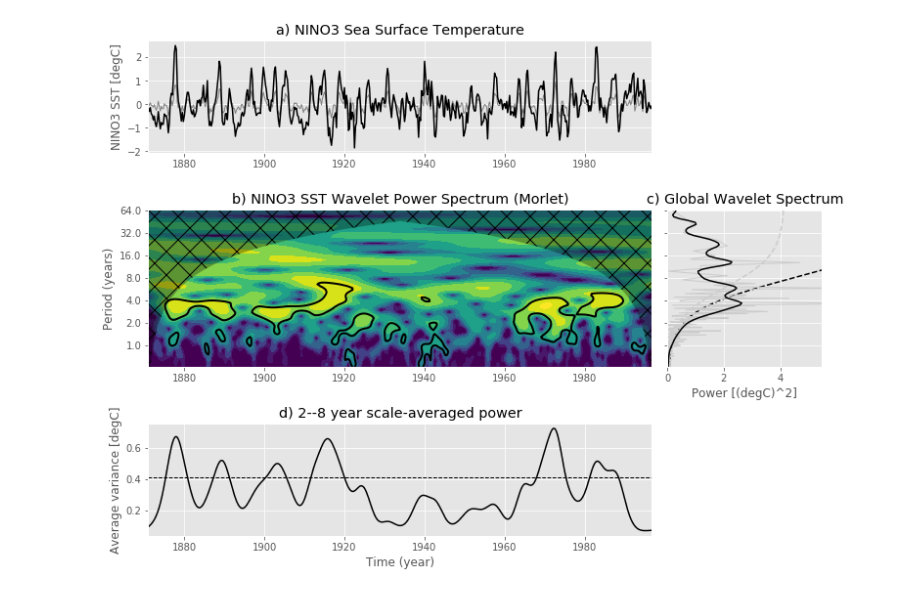
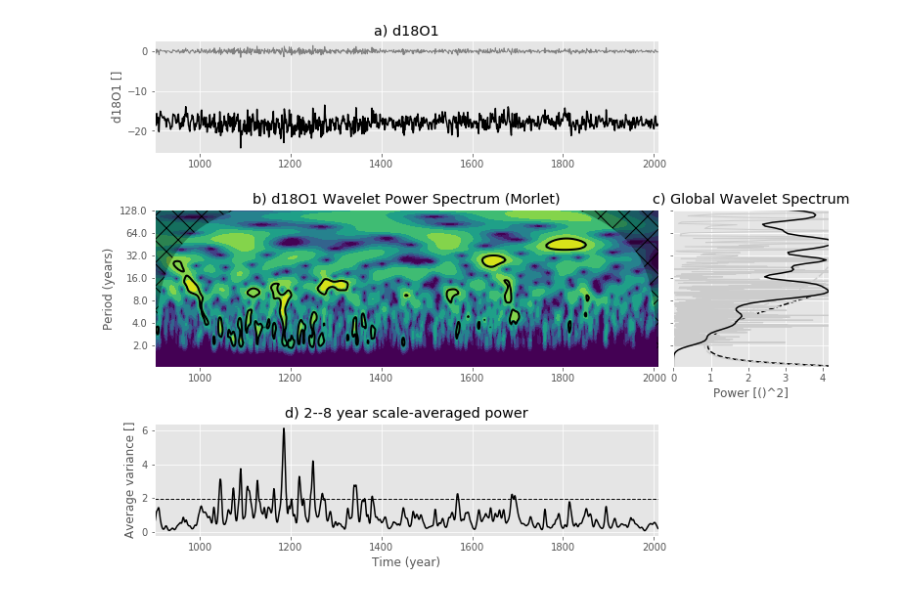
Before and after one commit to maxjel/Proxies, a Jupyter notebook: Wavelet.ipynb, the cells around one changed output. Saved outputs shown, nothing was run; the diff lists cells and outputs as text; code cells hidden in the pictures.

```diff
--- a/Wavelet.ipynb
+++ b/Wavelet.ipynb
@@ -1,5 +1,7 @@
 # %%
 """
+#https://pycwt.readthedocs.io/en/latest/tutorial.html#time-series-spectral-analysis-using-wavelets
+
 In this example we will load the NINO3 sea surface temperature anomaly dataset
 between 1871 and 1996. This and other sample data files are kindly provided by
 C. Torrence and G. Compo at
@@ -20,15 +22,25 @@ from pycwt.helpers import find
 # since we set them manually (*i.e.* title, units).
 url = 'http://paos.colorado.edu/research/wavelets/wave_idl/nino3sst.txt'
 dat = numpy.genfromtxt(url, skip_header=19)
-title = 'NINO3 Sea Surface Temperature'
-label = 'NINO3 SST'
-units = 'degC'
-t0 = 1871.0
-dt = 0.25  # In years
+#title = 'NINO3 Sea Surface Temperature'
+title = 'd18O1'
+label = 'd18O1'
+units = ''
+
+dat = numpy.genfromtxt('quelcaya.csv', delimiter=',', skip_header=1)
+dat=dat[:,1]
+dat=dat[0:1110]
+
+
+
+t0 = 900.0
+dt = 1  # In years
+
 
 # We also create a time array in years.
 N = dat.size
 t = numpy.arange(0, N) * dt + t0
+
 
 # We write the following code to detrend and normalize the input data by its
 # standard deviation. Sometimes detrending is not necessary and simply
@@ -43,11 +55,12 @@ std = dat_notrend.std()  # Standard deviation
 var = std ** 2  # Variance
 dat_norm = dat_notrend / std  # Normalized dataset
 
+
 # The next step is to define some parameters of our wavelet analysis. We
 # select the mother wavelet, in this case the Morlet wavelet with
 # :math:`\omega_0=6`.
 mother = wavelet.Morlet(6)
-s0 = 2 * dt  # Starting scale, in this case 2 * 0.25 years = 6 months
+s0 = dt  # Starting scale, in this case 2 * 0.25 years = 6 months
 dj = 1 / 12  # Twelve sub-octaves per octaves
 J = 7 / dj  # Seven powers of two with dj sub-octaves
 alpha, _, _ = wavelet.ar1(dat)  # Lag-1 autocorrelation for red noise
@@ -69,9 +82,7 @@ period = 1 / freqs
 # We could stop at this point and plot our results. However we are also
 # interested in the power spectra significance test. The power is significant
 # where the ratio ``power / sig95 > 1``.
-signif, fft_theor = wavelet.significance(1.0, dt, scales, 0, alpha,
-                                         significance_level=0.95,
-                                         wavelet=mother)
+signif, fft_theor = wavelet.significance(1.0, dt, scales, 0, alpha, significance_level=0.95, wavelet=mother)
 sig95 = numpy.ones([1, N]) * signif[:, None]
 sig95 = power / sig95
 
@@ -139,31 +150,31 @@ Yticks = 2 ** numpy.arange(numpy.ceil(numpy.log2(period.min())),
 bx.set_yticks(numpy.log2(Yticks))
 bx.set_yticklabels(Yticks)
 
 # Third sub-plot, the global wavelet and Fourier power spectra and theoretical
 # noise spectra. Note that period scale is logarithmic.
 cx = pyplot.axes([0.77, 0.37, 0.2, 0.28], sharey=bx)
 cx.plot(glbl_signif, numpy.log2(period), 'k--')
 cx.plot(var * fft_theor, numpy.log2(period), '--', color='#cccccc')
 cx.plot(var * fft_power, numpy.log2(1./fftfreqs), '-', color='#cccccc',
         linewidth=1.)
 cx.plot(var * glbl_power, numpy.log2(period), 'k-', linewidth=1.5)
 cx.set_title('c) Global Wavelet Spectrum')
 cx.set_xlabel(r'Power [({})^2]'.format(units))
 cx.set_xlim([0, glbl_power.max() + var])
 cx.set_ylim(numpy.log2([period.min(), period.max()]))
 cx.set_yticks(numpy.log2(Yticks))
 cx.set_yticklabels(Yticks)
 pyplot.setp(cx.get_yticklabels(), visible=False)
 
 # Fourth sub-plot, the scale averaged wavelet spectrum.
 dx = pyplot.axes([0.1, 0.07, 0.65, 0.2], sharex=ax)
 dx.axhline(scale_avg_signif, color='k', linestyle='--', linewidth=1.)
 dx.plot(t, scale_avg, 'k-', linewidth=1.5)
 dx.set_title('d) {}--{} year scale-averaged power'.format(2, 8))
 dx.set_xlabel('Time (year)')
 dx.set_ylabel(r'Average variance [{}]'.format(units))
 ax.set_xlim([t.min(), t.max()])
 
 pyplot.show()
 # %% [output]
-[figure, old version]
+[figure, new version]
```
Also changed, not shown: 3 other files.
